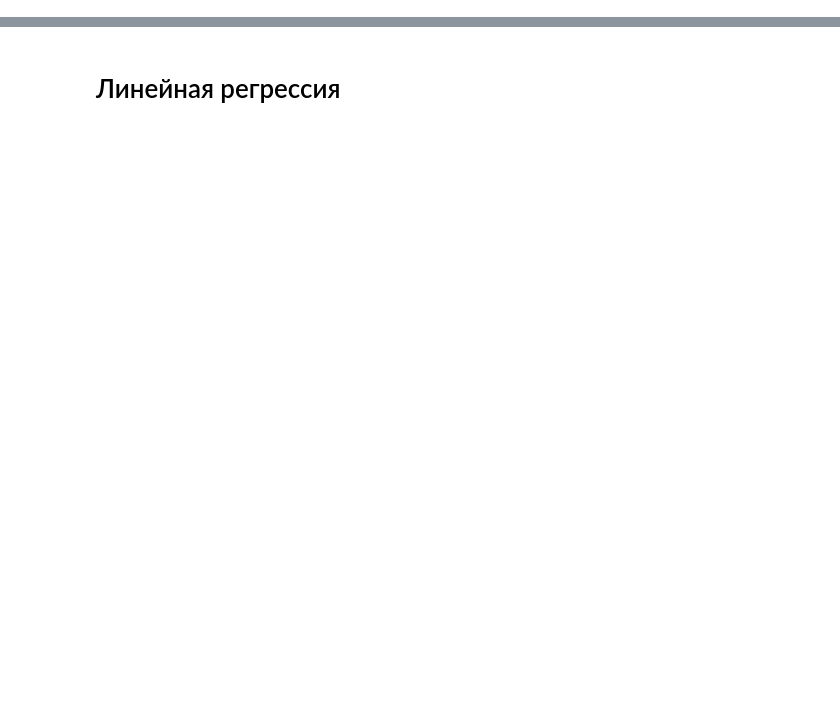
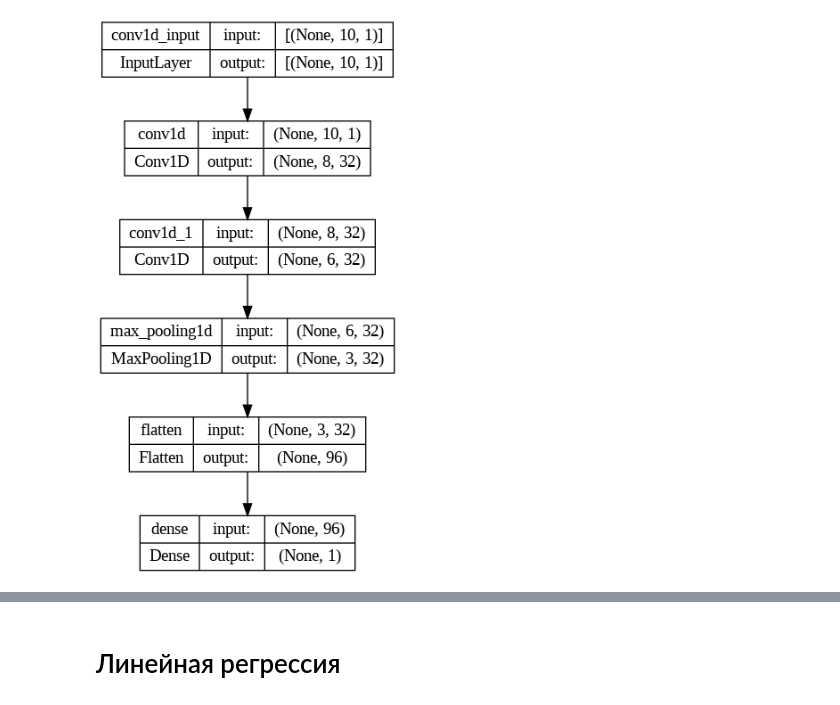
Before and after one commit to CodeHunterOfficial/DL-for-beginers, a Jupyter notebook: КР_Арабов.ipynb, the cells around one changed output, grey strips where cells are left out. Saved outputs shown, nothing was run; the diff lists cells and outputs as text; code cells hidden in the pictures; blank space fills up the shorter version.

```diff
--- a/КР_Арабов.ipynb
+++ b/КР_Арабов.ipynb
@@ -152,3 +152,8 @@ RMSE: 0.5044351293308139
+# %%
+# Визуализация модели
+plot_model(model, to_file='model_plot.png', show_shapes=True, show_layer_names=True)
+# %% [output]
+[figure, added]
 # %%
 import matplotlib.pyplot as plt
 
```
Also changed, not shown: parts of 4 cells of this notebook.
